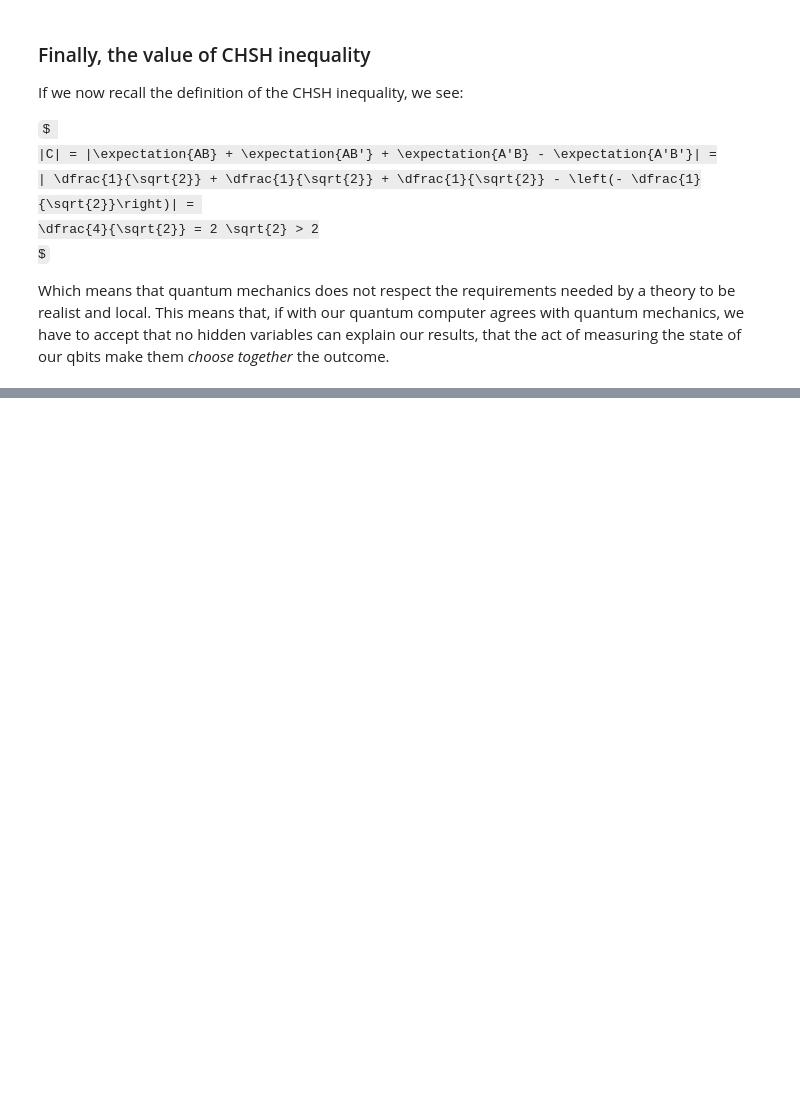
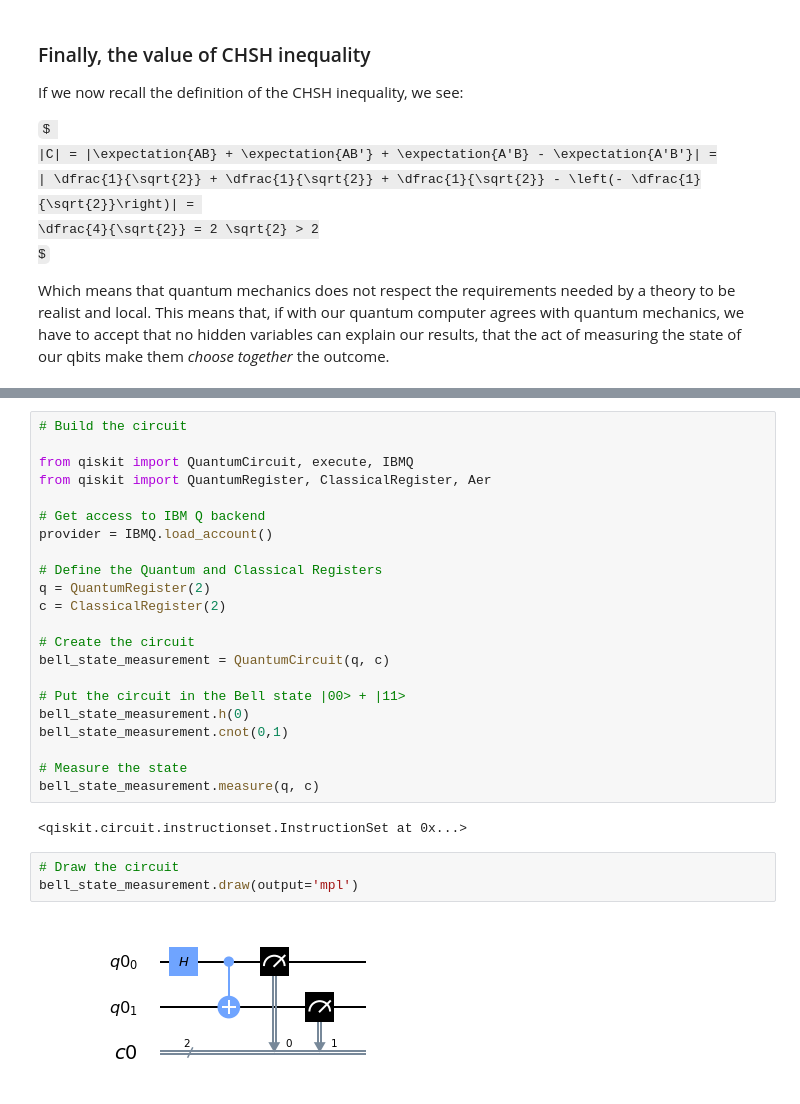
Before and after one commit to NTrevisani/DataScienceMaster, a Jupyter notebook: QuantumComputing/6_Entanglement_and_Bell_tests.ipynb, the cells around one changed output, grey strips where cells are left out. Cells and saved outputs as stored; diff of their text form; some formulas as TeX source; blank space fills up the shorter version.

```diff
--- a/QuantumComputing/6_Entanglement_and_Bell_tests.ipynb
+++ b/QuantumComputing/6_Entanglement_and_Bell_tests.ipynb
@@ -452,0 +472,29 @@ This means that, if with our quantum computer agrees with quantum mechanics, we
+# %%
+# Build the circuit
+
+from qiskit import QuantumCircuit, execute, IBMQ
+from qiskit import QuantumRegister, ClassicalRegister, Aer
+
+# Get access to IBM Q backend
+provider = IBMQ.load_account()
+
+# Define the Quantum and Classical Registers
+q = QuantumRegister(2)
+c = ClassicalRegister(2)
+
+# Create the circuit
+bell_state_measurement = QuantumCircuit(q, c)
+
+# Put the circuit in the Bell state |00> + |11>
+bell_state_measurement.h(0)
+bell_state_measurement.cnot(0,1)
+
+# Measure the state
+bell_state_measurement.measure(q, c)
+# %% [output]
+<qiskit.circuit.instructionset.InstructionSet at 0x...>
+# %%
+# Draw the circuit
+bell_state_measurement.draw(output='mpl')
+# %% [output]
+[figure, added]
```
Also changed, not shown: parts of 36 cells of this notebook, 2 other files.
